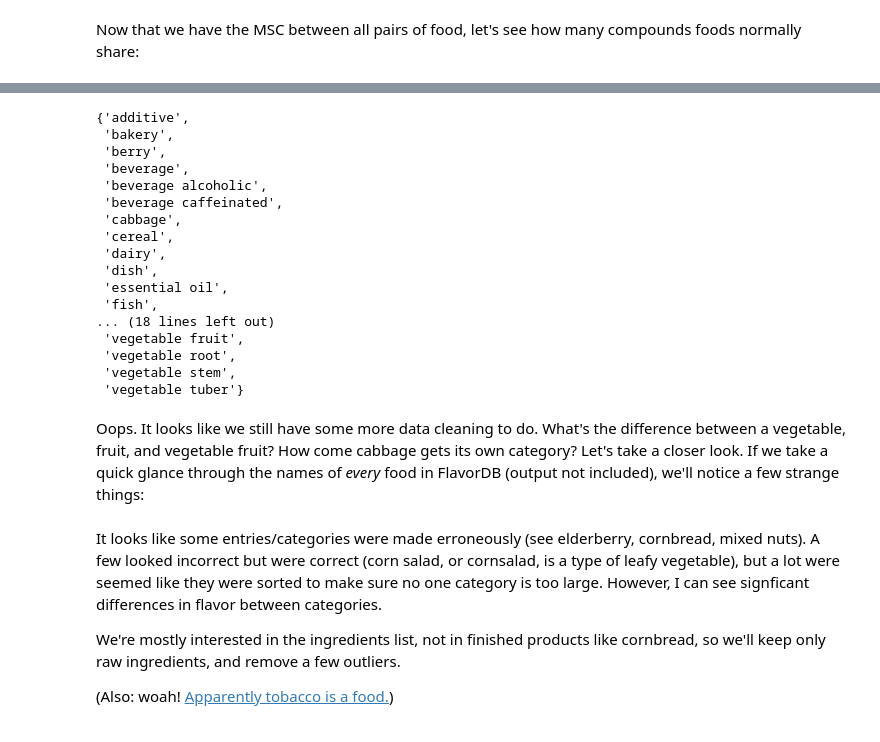
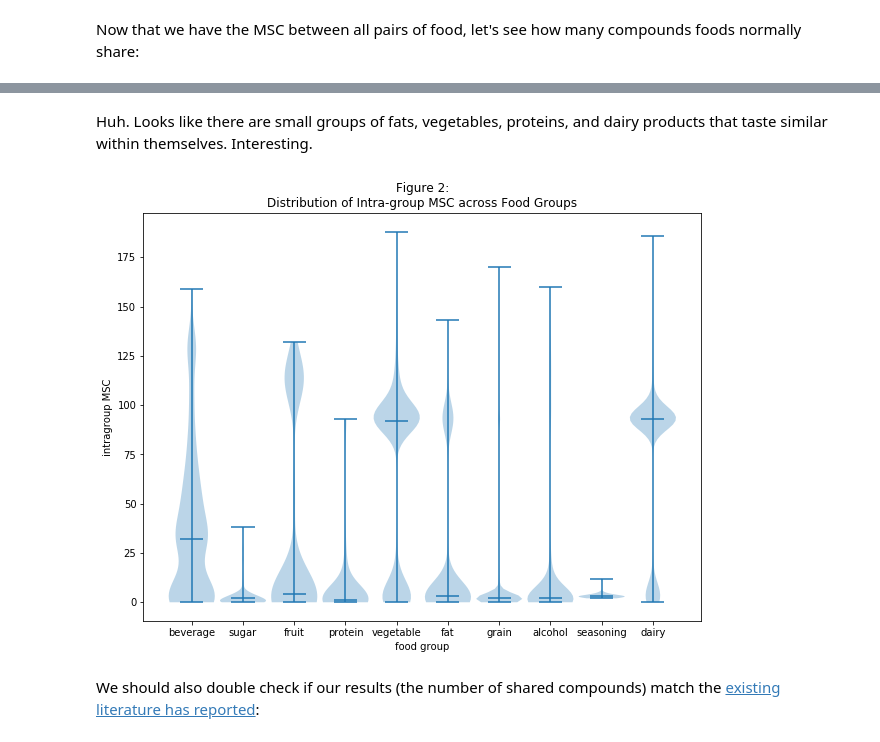
Before and after one commit to vchoo/vchoo.github.io, a Jupyter notebook: food-tutorial.ipynb, the cells around one changed output, grey strips where cells are left out. Cells and saved outputs as stored; diff of their text form; code cells hidden in the pictures.

```diff
--- a/food-tutorial.ipynb
+++ b/food-tutorial.ipynb
@@ -307,11 +503,11 @@ Done! Now we have a large database of foods. But how do we know if the database
 # %%
-foods = ['caramel', 'urchin', 'liver', 'haggis',
+foods = ['caramel', 'urchin', 'liver',
          'blood', 'cheese', 'pawpaw', 'rose',
          'durian', 'squirrel', 'kombu', 'whale',
          'white fish', 'whitefish']
 
 # check if any food matches (or is a substring of) an alias in the database
-{f : any([f in alias for alias in flavor_df['alias']])
+{f : any([f in alias for alias in ridf['alias']])
  for f in foods}
 # %% [output]
 {'caramel': False,
@@ -407,22 +625,0 @@ But wait - how similar are foods within each category? How similar are they to o
-# %%
-set(flavor_df['category'])
-# %% [output]
-{'additive',
- 'bakery',
- 'berry',
- 'beverage',
- 'beverage alcoholic',
- 'beverage caffeinated',
- 'cabbage',
- 'cereal',
- 'dairy',
- 'dish',
- 'essential oil',
- 'fish',
-... (18 lines left out)
- 'vegetable fruit',
- 'vegetable root',
- 'vegetable stem',
- 'vegetable tuber'}
-# %% [markdown]
-Oops. It looks like we still have some more data cleaning to do. What's the difference between a vegetable, fruit, and vegetable fruit? How come cabbage gets its own category? Let's take a closer look. If we take a quick glance through the names of *every* food in FlavorDB (output not included), we'll notice a few strange things:
@@ -438,6 +626,40 @@ for c in set(flavor_df['category']):
-# %% [markdown]
-It looks like some entries/categories were made erroneously (see elderberry, cornbread, mixed nuts). A few looked incorrect but were correct (corn salad, or cornsalad, is a type of leafy vegetable), but a lot were seemed like they were sorted to make sure no one category is too large. However, I can see signficant differences in flavor between categories.
-
-We're mostly interested in the ingredients list, not in finished products like cornbread, so we'll keep only raw ingredients, and remove a few outliers.
-
-(Also: woah! [Apparently tobacco is a food.](https://www.scmp.com/magazines/post-magazine/article/1701428/how-cook-using-tobacco-sweet-and-savoury-dishes))
+# %%
+def make_violin_plot(x, y, **kwargs):
+    xl = kwargs.get('x_label', '')
+    yl = kwargs.get('y_label', '')
+    t = kwargs.get('title', '')
+    w = kwargs.get('widths', 4)
+    fs = kwargs.get('figsize', (10, 7.5))
+
+    # create a sufficiently wide violin plot, with a median
+    fig, ax = plt.subplots(nrows=1, ncols=1, figsize=fs)
+    ax.violinplot(y, x, widths=w, showmedians=True)
+    plt.xlabel(xl)
+    plt.ylabel(yl)
+    plt.title(t)
+# %% [markdown]
+Huh. Looks like there are small groups of fats, vegetables, proteins, and dairy products that taste similar within themselves. Interesting.
+# %%
+food_grouped = ridf.groupby(by='group')
+
+x = list(food_groups())
+xtic = list(range(len(x)))
+y = [
+    flatten(intragroup_msc(list(group.index), ridf, use_index=True))
+    for fg, group in food_grouped
+]
+make_violin_plot(
+    xtic,
+    y,
+    widths=0.9,
+    x_label='food group',
+    y_label='intragroup MSC'
+)
+plt.xticks(xtic, x)
+plt.title('Figure ' + str(fignum) + ':\nDistribution of Intra-group MSC across Food Groups')
+plt.show()
+fignum += 1
+# %% [output]
+[figure, added]
+# %% [markdown]
+We should also double check if our results (the number of shared compounds) match the [existing literature has reported](https://www.nature.com/articles/srep00196):
```
Also changed, not shown: parts of 33 cells of this notebook, 2 other files.
